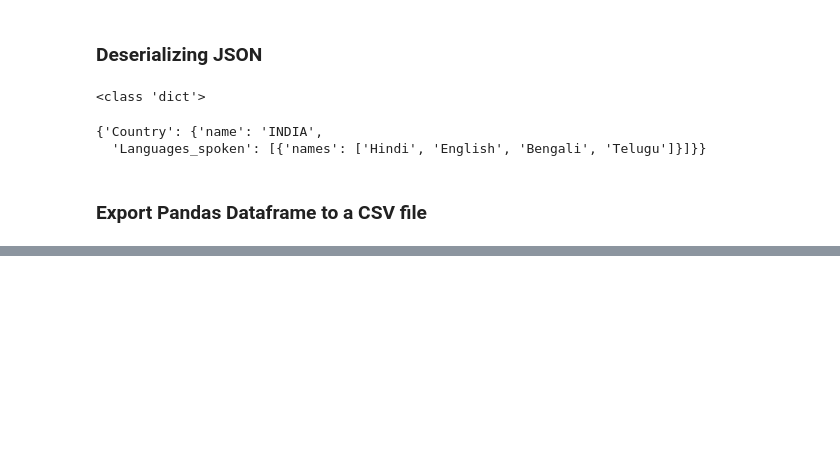
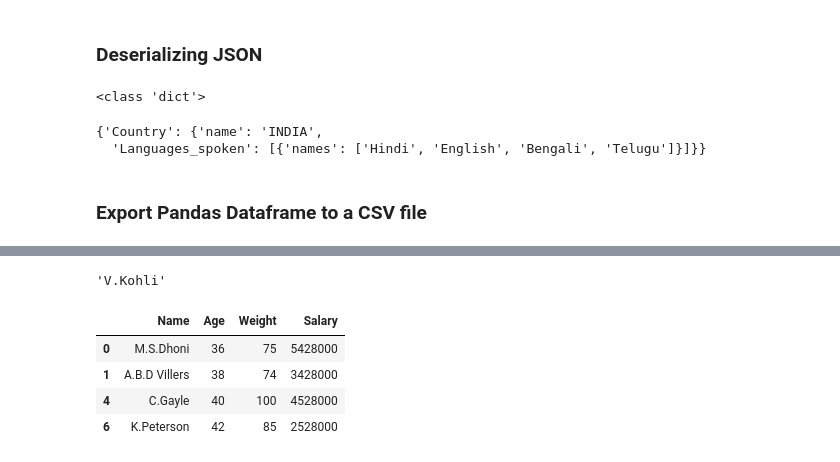
Before and after one commit to Rajendra-Pd-Joshi/Data-Science, a Jupyter notebook: Interview_practice/practice_pandas.ipynb, the cells around one changed output, grey strips where cells are left out. Cells and saved outputs as stored; diff of their text form; code cells hidden in the pictures; blank space fills up the shorter version.

```diff
--- a/Interview_practice/practice_pandas.ipynb
+++ b/Interview_practice/practice_pandas.ipynb
@@ -345,0 +472,12 @@ json.loads(json_var)
+# %%
+df.iloc[2,0]
+# %% [output]
+'V.Kohli'
+# %%
+df[df['Age']>35]
+# %% [output]
+|  | Name | Age | Weight | Salary |
+| 0 | M.S.Dhoni | 36 | 75 | 5428000 |
+| 1 | A.B.D Villers | 38 | 74 | 3428000 |
+| 4 | C.Gayle | 40 | 100 | 4528000 |
+| 6 | K.Peterson | 42 | 85 | 2528000 |
```
Also changed, not shown: parts of 30 cells of this notebook, 4 other files.
